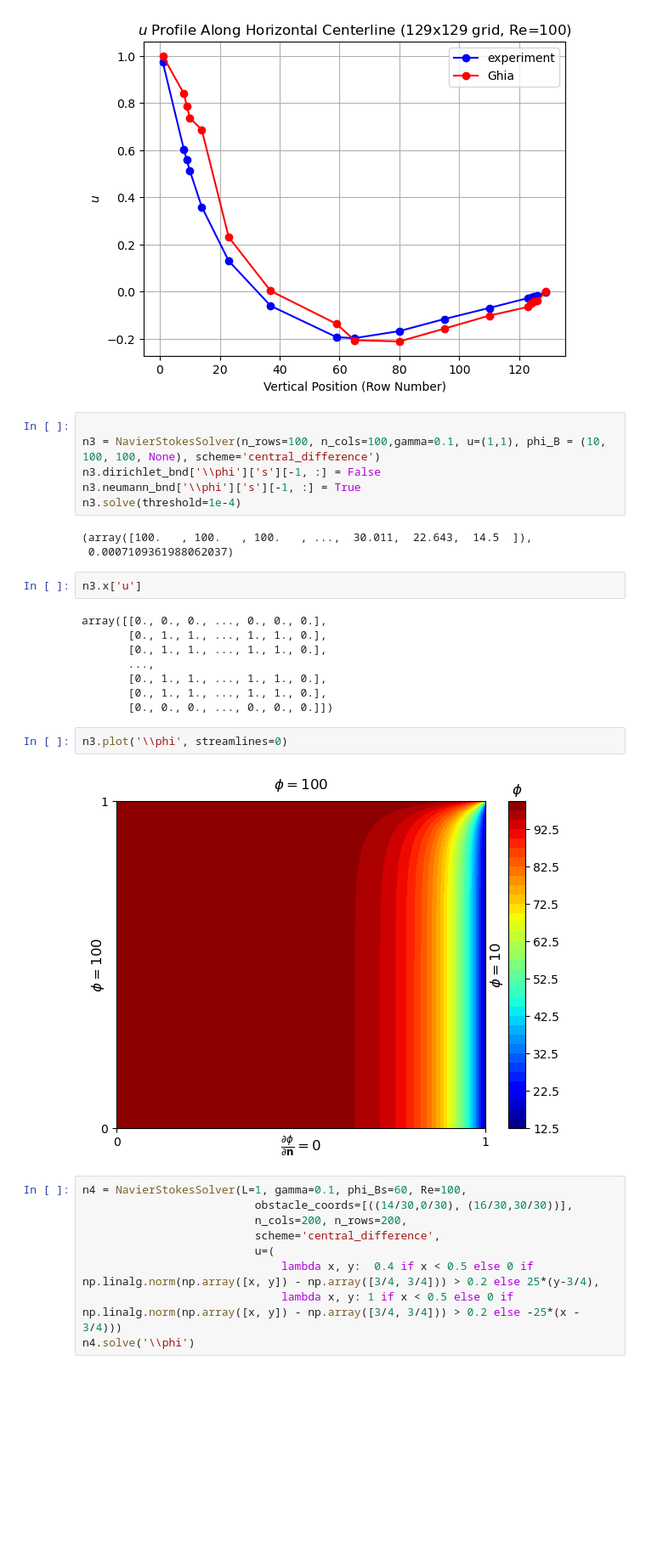
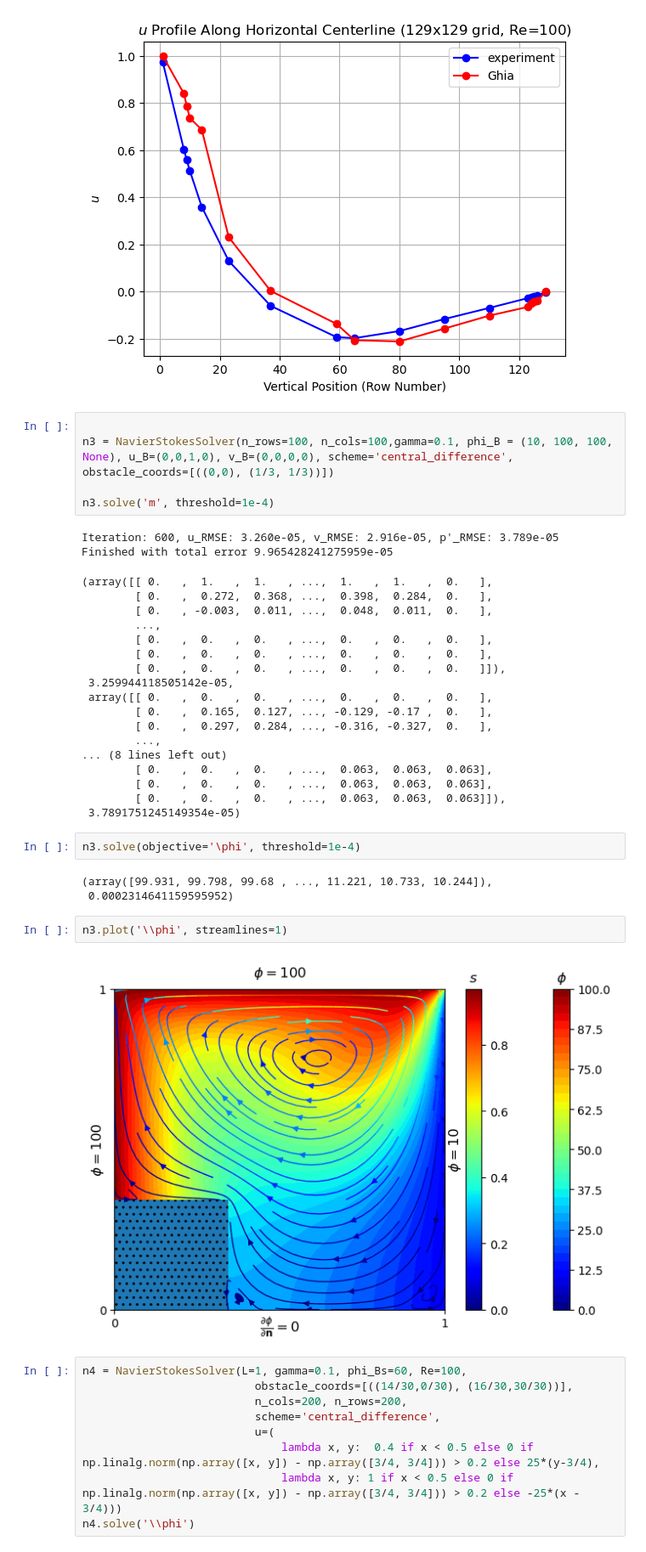
Before and after one commit to cl0udsw1tch/NavierStokesSolver, a Jupyter notebook: test.ipynb, the cells around one changed output. Shown at 85% size. Cells and saved outputs as stored; diff of their text form; blank space fills up the shorter version.

```diff
--- a/test.ipynb
+++ b/test.ipynb
@@ -1264,27 +1337,38 @@ plt.show()
 [figure]
 # %%
 
-n3 = NavierStokesSolver(n_rows=100, n_cols=100,gamma=0.1, u=(1,1), phi_B = (10, 100, 100, None), scheme='central_difference')
-n3.dirichlet_bnd['\\phi']['s'][-1, :] = False
-n3.neumann_bnd['\\phi']['s'][-1, :] = True
-n3.solve(threshold=1e-4)
+n3 = NavierStokesSolver(n_rows=100, n_cols=100,gamma=0.1, phi_B = (10, 100, 100, None), u_B=(0,0,1,0), v_B=(0,0,0,0), scheme='central_difference', obstacle_coords=[((0,0), (1/3, 1/3))])
+
+n3.solve('m', threshold=1e-4)
 # %% [output]
-(array([100.   , 100.   , 100.   , ...,  30.011,  22.643,  14.5  ]),
- 0.0007109361988062037)
+Iteration: 600, u_RMSE: 3.260e-05, v_RMSE: 2.916e-05, p'_RMSE: 3.789e-05
+Finished with total error 9.965428241275959e-05
+(array([[ 0.   ,  1.   ,  1.   , ...,  1.   ,  1.   ,  0.   ],
+        [ 0.   ,  0.272,  0.368, ...,  0.398,  0.284,  0.   ],
+        [ 0.   , -0.003,  0.011, ...,  0.048,  0.011,  0.   ],
+        ...,
+        [ 0.   ,  0.   ,  0.   , ...,  0.   ,  0.   ,  0.   ],
+        [ 0.   ,  0.   ,  0.   , ...,  0.   ,  0.   ,  0.   ],
+        [ 0.   ,  0.   ,  0.   , ...,  0.   ,  0.   ,  0.   ]]),
+ 3.259944118505142e-05,
+ array([[ 0.   ,  0.   ,  0.   , ...,  0.   ,  0.   ,  0.   ],
+        [ 0.   ,  0.165,  0.127, ..., -0.129, -0.17 ,  0.   ],
+        [ 0.   ,  0.297,  0.284, ..., -0.316, -0.327,  0.   ],
+        ...,
+... (8 lines left out)
+        [ 0.   ,  0.   ,  0.   , ...,  0.063,  0.063,  0.063],
+        [ 0.   ,  0.   ,  0.   , ...,  0.063,  0.063,  0.063],
+        [ 0.   ,  0.   ,  0.   , ...,  0.063,  0.063,  0.063]]),
+ 3.7891751245149354e-05)
-# %%
-n3.x['u']
-# %% [output]
-array([[0., 0., 0., ..., 0., 0., 0.],
-       [0., 1., 1., ..., 1., 1., 0.],
-       [0., 1., 1., ..., 1., 1., 0.],
-       ...,
-       [0., 1., 1., ..., 1., 1., 0.],
-       [0., 1., 1., ..., 1., 1., 0.],
-       [0., 0., 0., ..., 0., 0., 0.]])
+# %%
+n3.solve(objective='\phi', threshold=1e-4)
+# %% [output]
+(array([99.931, 99.798, 99.68 , ..., 11.221, 10.733, 10.244]),
+ 0.0002314641159595952)
 # %%
-n3.plot('\\phi', streamlines=0)
+n3.plot('\\phi', streamlines=1)
 # %% [output]
-[figure, old version]
+[figure, new version]
 # %%
 n4 = NavierStokesSolver(L=1, gamma=0.1, phi_Bs=60, Re=100,
                           obstacle_coords=[((14/30,0/30), (16/30,30/30))],
```
Also changed, not shown: parts of 15 cells of this notebook.
